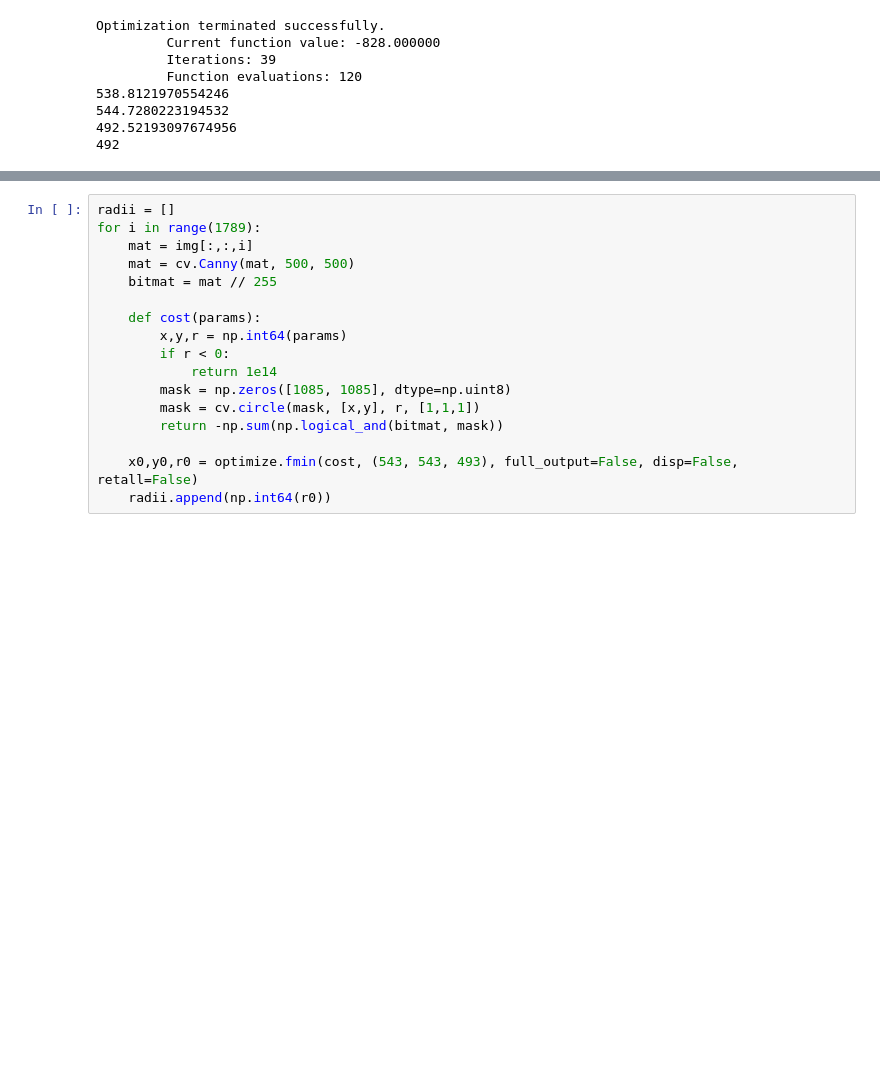
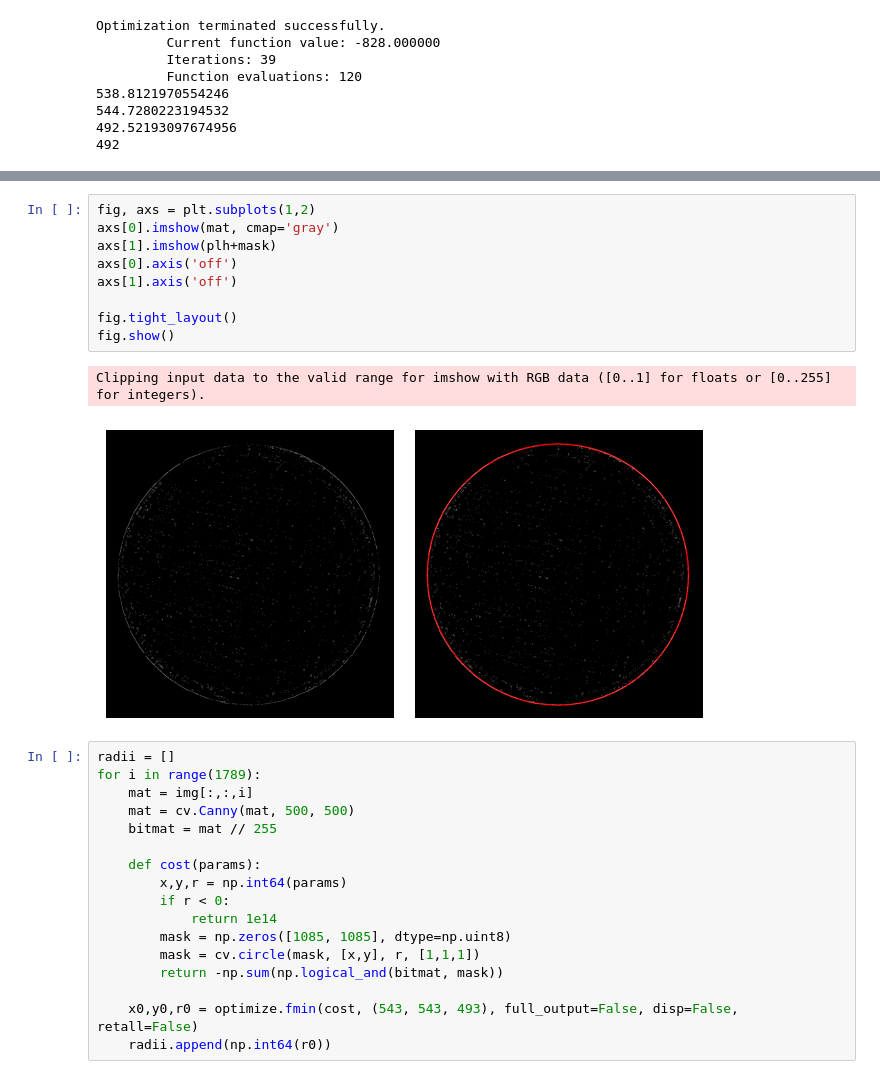
Before and after one commit to tpasfieldERAU/MA390-490_PNNL, a Jupyter notebook: diameter-analysis.ipynb, the cells around one changed output, grey strips where cells are left out. Drawn from its saved outputs; the diff is of its cells as text; blank space fills up the shorter version.

Commit message:
Create images for stage 2 progress report

```diff
--- a/diameter-analysis.ipynb
+++ b/diameter-analysis.ipynb
@@ -70,3 +70,15 @@ Clipping input data to the valid range for imshow with RGB data ([0..1] for floa
+# %%
+fig, axs = plt.subplots(1,2)
+axs[0].imshow(mat, cmap='gray')
+axs[1].imshow(plh+mask)
+axs[0].axis('off')
+axs[1].axis('off')
+
+fig.tight_layout()
+fig.show()
+# %% [output]
+Clipping input data to the valid range for imshow with RGB data ([0..1] for floats or [0..255] for integers).
+[figure, added]
 # %%
 radii = []
 for i in range(1789):
```
Also changed, not shown: parts of 3 cells of this notebook, 3 other files.
